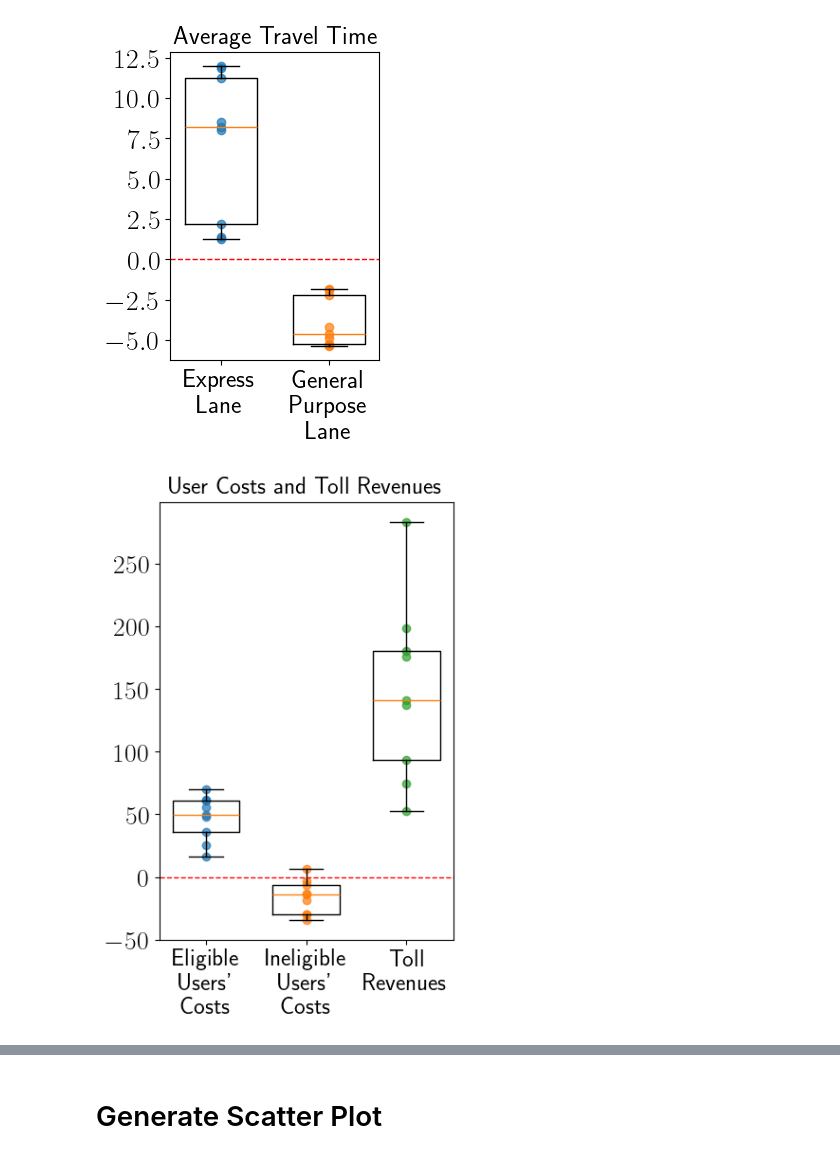
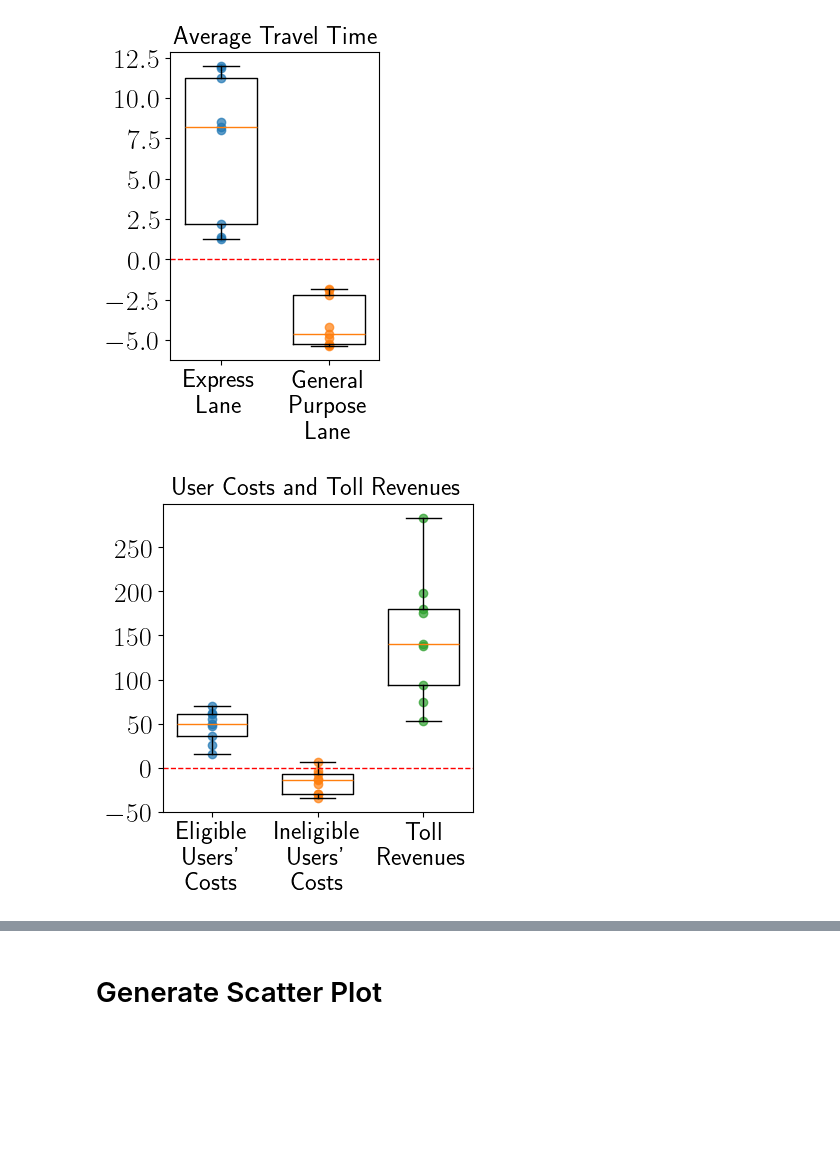
Before and after one commit to chihyuanchiu/CBCP_Credit_Discount, a Jupyter notebook: frank/Bilevel_Opt_aux_compare_CBCP_DBCP.ipynb, the cells around one changed output, grey strips where cells are left out. Cells and saved outputs as stored; diff of their text form; code cells hidden in the pictures; blank space fills up the shorter version.

```diff
--- a/frank/Bilevel_Opt_aux_compare_CBCP_DBCP.ipynb
+++ b/frank/Bilevel_Opt_aux_compare_CBCP_DBCP.ipynb
@@ -1134,39 +1134,39 @@ data = [percent_express_overall___lambda_R_less_than_lambda_E,\
 positions = np.array([1, 2, 3]) * 0.15
 
 # plt.figure(figsize=(8, 5))
-plt.figure(figsize=(4, 6))
+plt.figure(figsize=(4, 4))
 
 # Boxplots
 plt.boxplot(data, positions=positions, widths=0.1)
 
 # Scatter points with jitter
 for i, d in enumerate(data):
     # x_vals = np.random.normal(positions[i], 0.05, size=len(d))
     x_vals = positions[i] * np.ones(len(d))
     plt.scatter(x_vals, d, alpha=0.7)
 
 # Set shared axis labels and ticks
 plt.xticks(positions, ['Eligible\nUsers\'\nCosts', 'Ineligible\nUsers\'\nCosts', 'Toll\nRevenues'], fontsize=18)
 plt.yticks(fontsize=20)
 # plt.ylabel("\% Increase (DBCP w.r.t. CBCP)", fontsize=16)
 # plt.ylabel("Magnitude")
 
 # plt.xlim(positions[0], positions[-1])
 pad = 0.07
 plt.xlim(positions[0] - pad, positions[-1] + pad)
 
 plt.axhline(y=0, color='red', linestyle='--', linewidth=1)
 
 plt.title("User Costs and Toll Revenues", fontsize=18)
 # plt.tick_params(axis='x', pad=2)
 # plt.margins(x=0)
 
 # plt.tight_layout()
 # plt.subplots_adjust(wspace=0.5)
 # plt.subplots_adjust(hspace=0.5)
 plt.show()
 # %% [output]
-[figure, old version]
+[figure, new version]
 # %%
 # Societal Cost (lambda R < lambda_E)
 
```
Also changed, not shown: parts of 5 cells of this notebook.
